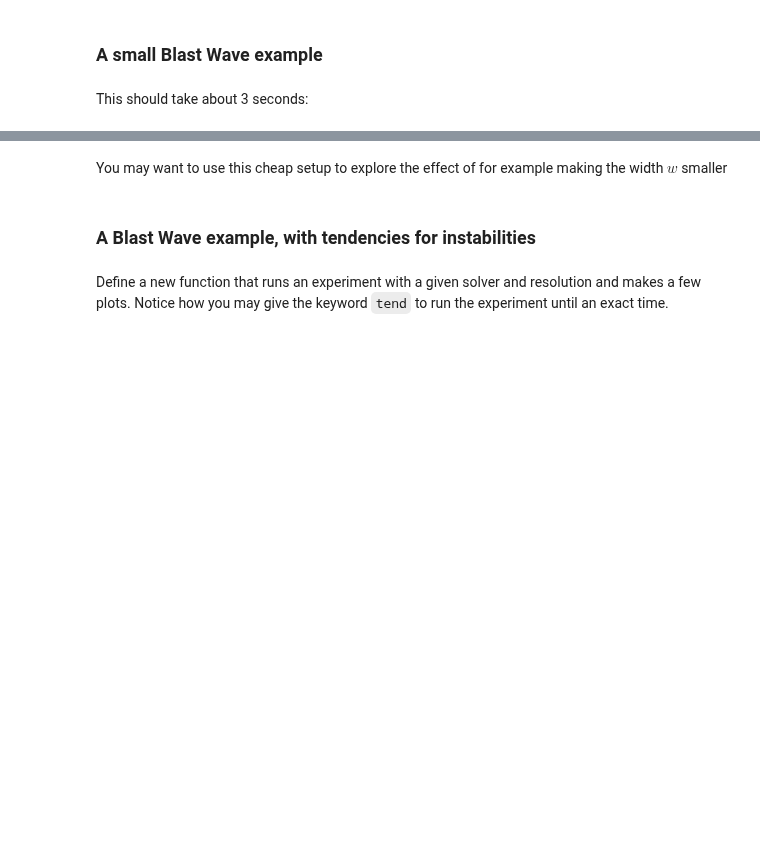
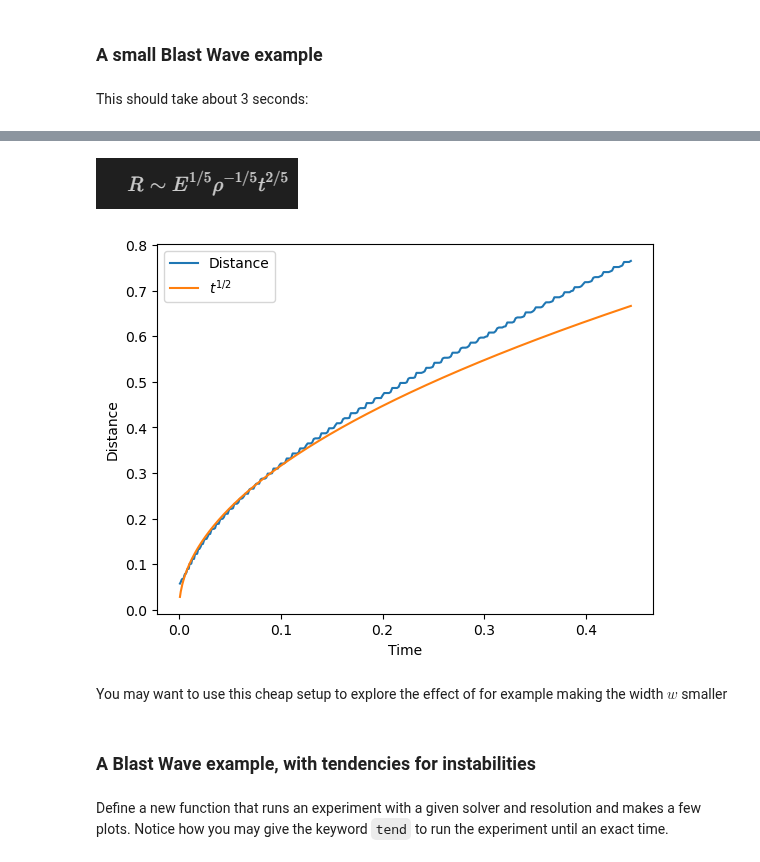
Before and after one commit to JakobSchauser/MscPhysics, a Jupyter notebook: ComputationalAstrophysics/2 Fluid Dynamics/2b Blast Waves.ipynb, the cells around one changed output, grey strips where cells are left out. Drawn from its saved outputs; the diff is of its cells as text; code cells hidden in the pictures; blank space fills up the shorter version.

```diff
--- a/ComputationalAstrophysics/2 Fluid Dynamics/2b Blast Waves.ipynb
+++ b/ComputationalAstrophysics/2 Fluid Dynamics/2b Blast Waves.ipynb
@@ -398,3 +435,16 @@ title(e0=e0,C=Cdt,n=n,solver=solver)
+# %% [markdown]
+![image.png](attachment:image.png)
+# %%
+dists = np.array(dists)
+
+plt.plot(Ts[1:], dists.mean(axis = 1), label = 'Distance')
+plt.plot(Ts[1:], np.power(Ts[1:], 1/2), label = '$t^{1/2}$')
+plt.xlabel('Time')
+plt.ylabel('Distance')
+plt.legend()
+plt.show()
+# %% [output]
+[figure, added]
 # %% [markdown]
 You may want to use this cheap setup to explore the effect of for example making the width $w$ smaller
 # %% [markdown]
```
Also changed, not shown: parts of 15 cells of this notebook, 4 other files.
